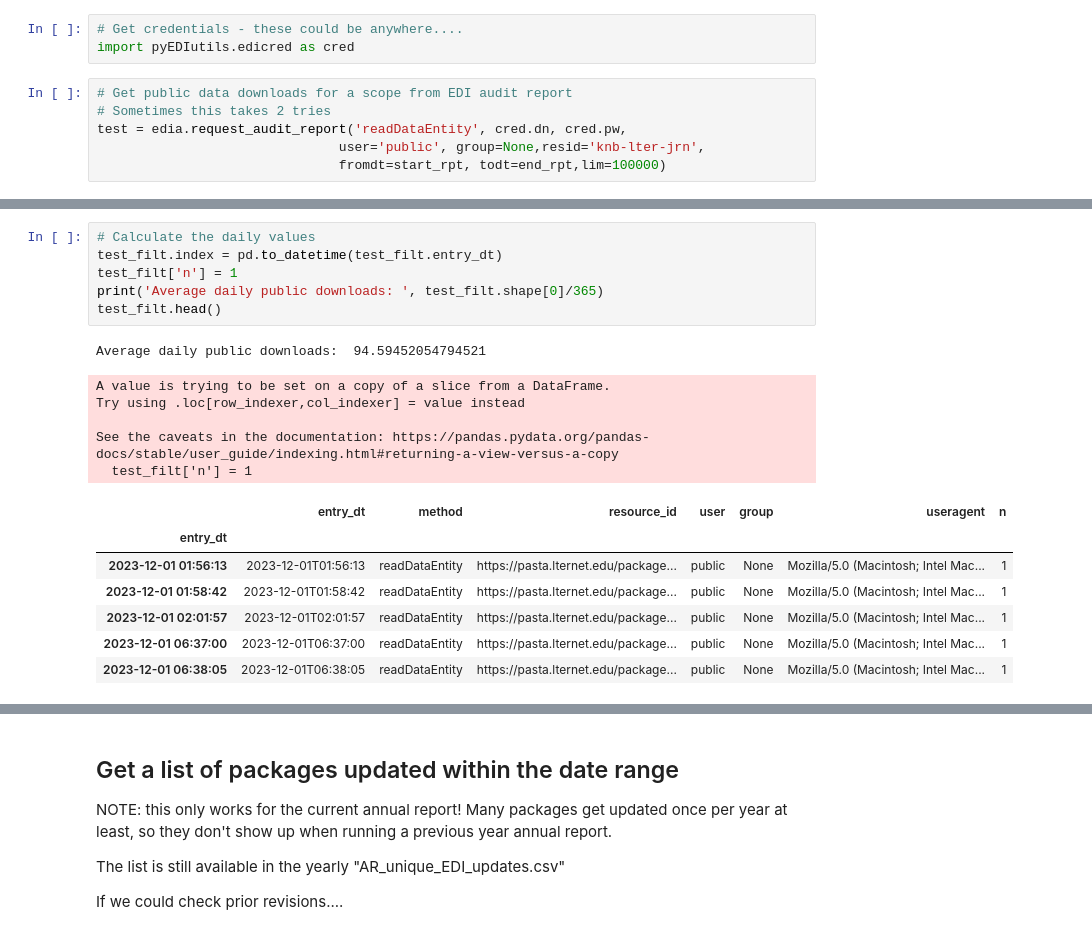
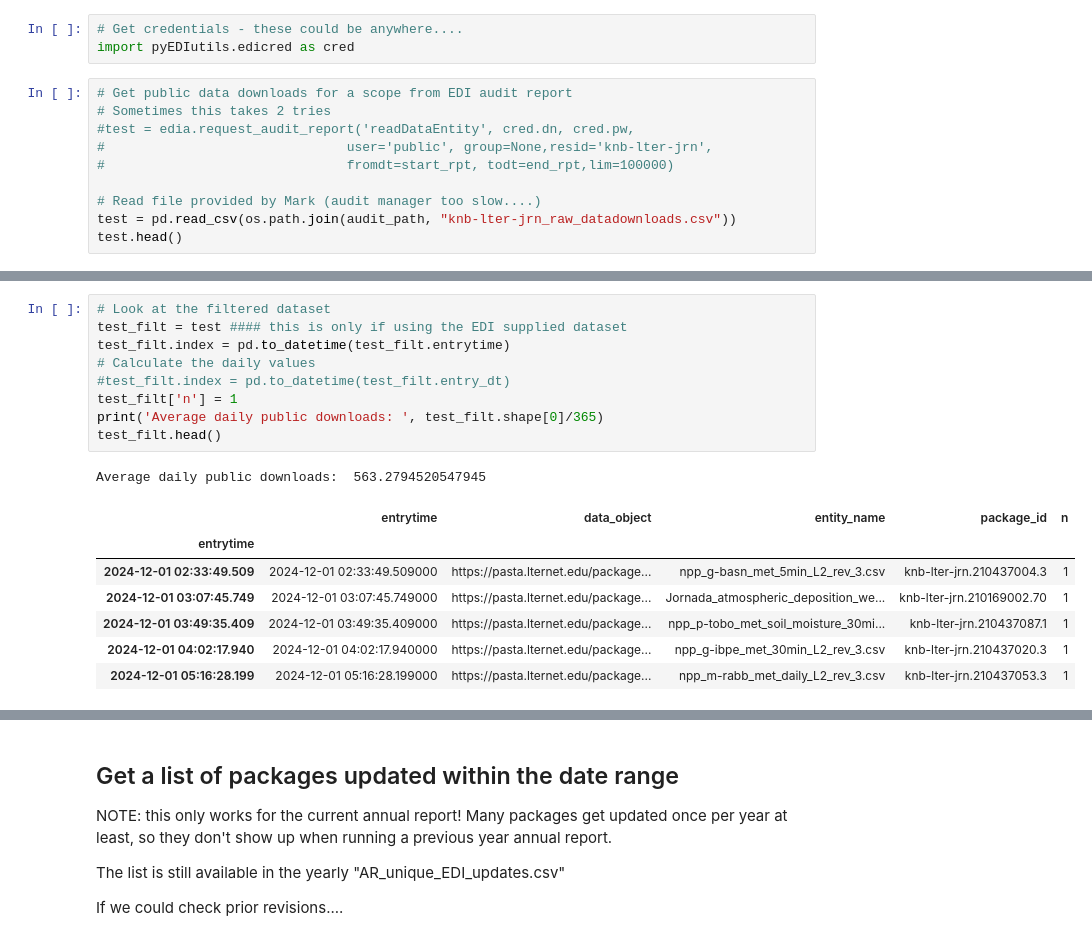
Before and after one commit to jornada-im/diagnostics, a Jupyter notebook: JRN-EDI-diagnostics-ANNRPT.ipynb, the cells around one changed output, grey strips where cells are left out. Cells and saved outputs as stored; diff of their text form.

```diff
--- a/JRN-EDI-diagnostics-ANNRPT.ipynb
+++ b/JRN-EDI-diagnostics-ANNRPT.ipynb
@@ -309,7 +319,11 @@ import pyEDIutils.edicred as cred
 # %%
 # Get public data downloads for a scope from EDI audit report
 # Sometimes this takes 2 tries
-test = edia.request_audit_report('readDataEntity', cred.dn, cred.pw,
-                               user='public', group=None,resid='knb-lter-jrn',
-                               fromdt=start_rpt, todt=end_rpt,lim=100000)
+#test = edia.request_audit_report('readDataEntity', cred.dn, cred.pw,
+#                               user='public', group=None,resid='knb-lter-jrn',
+#                               fromdt=start_rpt, todt=end_rpt,lim=100000)
+
+# Read file provided by Mark (audit manager too slow....)
+test = pd.read_csv(os.path.join(audit_path, "knb-lter-jrn_raw_datadownloads.csv"))
+test.head()
 # %% [output]
@@ -379,21 +370,19 @@ Name: useragent, Length: 43728, dtype: bool
 # %%
+# Look at the filtered dataset
+test_filt = test #### this is only if using the EDI supplied dataset
+test_filt.index = pd.to_datetime(test_filt.entrytime)
 # Calculate the daily values
-test_filt.index = pd.to_datetime(test_filt.entry_dt)
+#test_filt.index = pd.to_datetime(test_filt.entry_dt)
 test_filt['n'] = 1
 print('Average daily public downloads: ', test_filt.shape[0]/365)
 test_filt.head()
 # %% [output]
-Average daily public downloads:  94.59452054794521
+Average daily public downloads:  563.2794520547945
-A value is trying to be set on a copy of a slice from a DataFrame.
-Try using .loc[row_indexer,col_indexer] = value instead
-
-See the caveats in the documentation: https://pandas.pydata.org/pandas-docs/stable/user_guide/indexing.html#returning-a-view-versus-a-copy
-  test_filt['n'] = 1
-|  | entry_dt | method | resource_id | user | group | useragent | n |
-| entry_dt |  |  |  |  |  |  |  |
-| 2023-12-01 01:56:13 | 2023-12-01T01:56:13 | readDataEntity | https://pasta.lternet.edu/package... | public | None | Mozilla/5.0 (Macintosh; Intel Mac... | 1 |
-| 2023-12-01 01:58:42 | 2023-12-01T01:58:42 | readDataEntity | https://pasta.lternet.edu/package... | public | None | Mozilla/5.0 (Macintosh; Intel Mac... | 1 |
-| 2023-12-01 02:01:57 | 2023-12-01T02:01:57 | readDataEntity | https://pasta.lternet.edu/package... | public | None | Mozilla/5.0 (Macintosh; Intel Mac... | 1 |
-| 2023-12-01 06:37:00 | 2023-12-01T06:37:00 | readDataEntity | https://pasta.lternet.edu/package... | public | None | Mozilla/5.0 (Macintosh; Intel Mac... | 1 |
-| 2023-12-01 06:38:05 | 2023-12-01T06:38:05 | readDataEntity | https://pasta.lternet.edu/package... | public | None | Mozilla/5.0 (Macintosh; Intel Mac... | 1 |
+|  | entrytime | data_object | entity_name | package_id | n |
+| entrytime |  |  |  |  |  |
+| 2024-12-01 02:33:49.509 | 2024-12-01 02:33:49.509000 | https://pasta.lternet.edu/package... | npp_g-basn_met_5min_L2_rev_3.csv | knb-lter-jrn.210437004.3 | 1 |
+| 2024-12-01 03:07:45.749 | 2024-12-01 03:07:45.749000 | https://pasta.lternet.edu/package... | Jornada_atmospheric_deposition_we... | knb-lter-jrn.210169002.70 | 1 |
+| 2024-12-01 03:49:35.409 | 2024-12-01 03:49:35.409000 | https://pasta.lternet.edu/package... | npp_p-tobo_met_soil_moisture_30mi... | knb-lter-jrn.210437087.1 | 1 |
+| 2024-12-01 04:02:17.940 | 2024-12-01 04:02:17.940000 | https://pasta.lternet.edu/package... | npp_g-ibpe_met_30min_L2_rev_3.csv | knb-lter-jrn.210437020.3 | 1 |
+| 2024-12-01 05:16:28.199 | 2024-12-01 05:16:28.199000 | https://pasta.lternet.edu/package... | npp_m-rabb_met_daily_L2_rev_3.csv | knb-lter-jrn.210437053.3 | 1 |
 # %%
```
Also changed, not shown: parts of 32 cells of this notebook, 15 other files.
